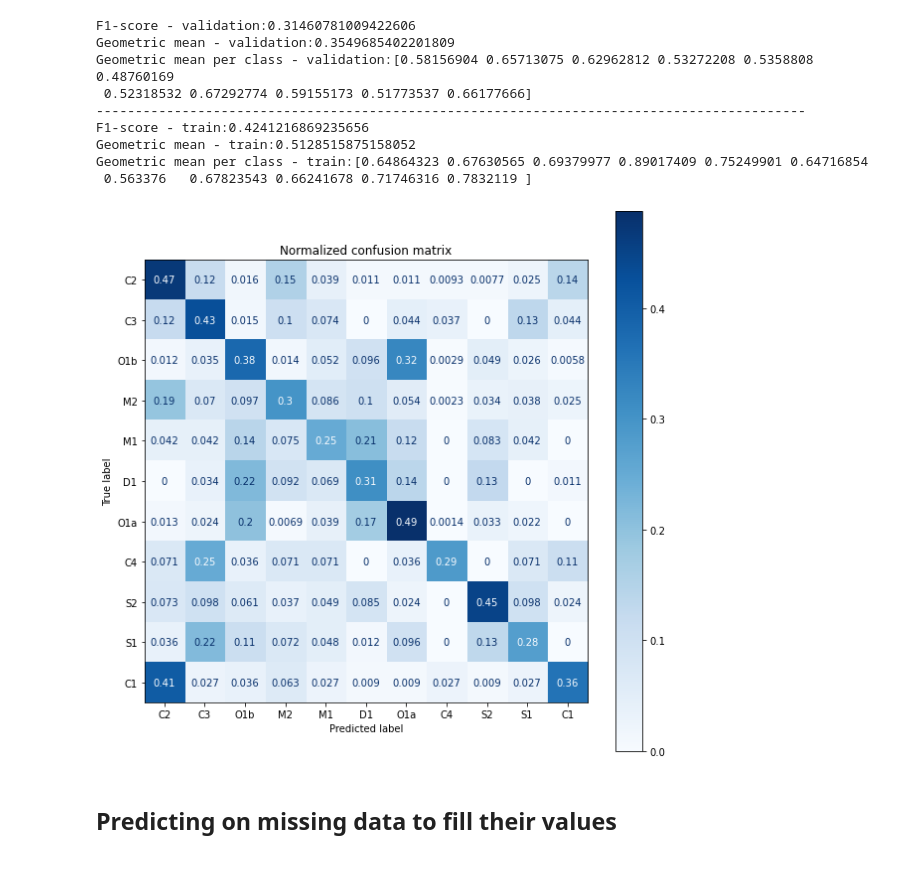
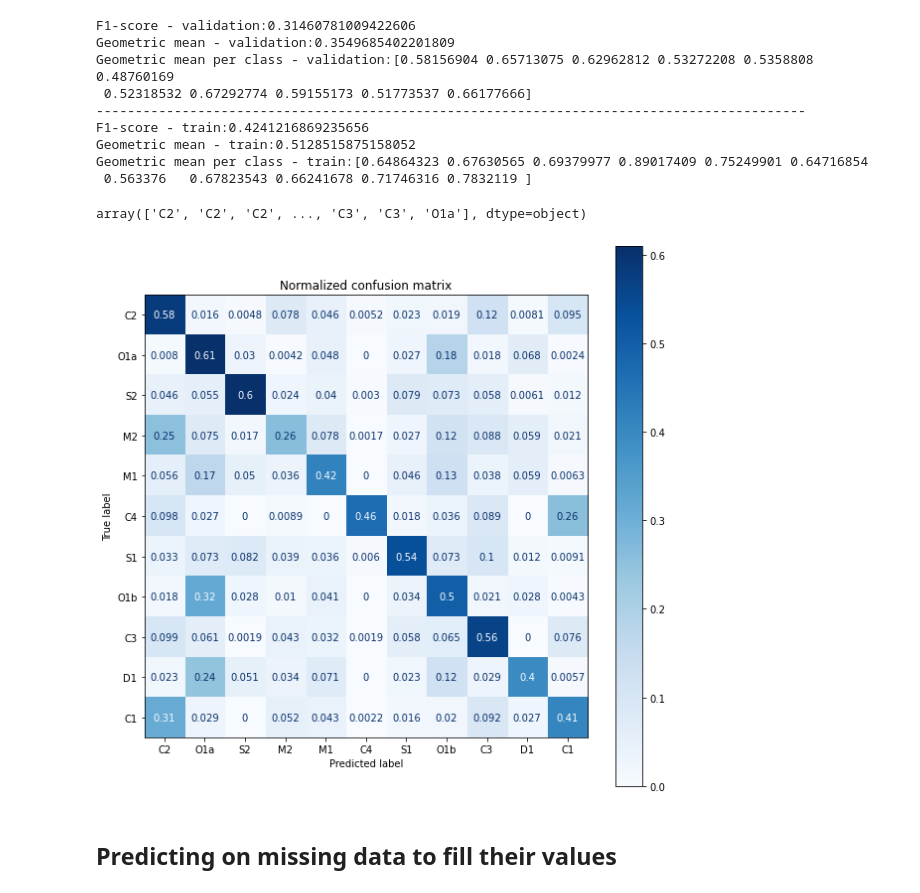
Before and after one commit to CheloGE/CARINO-wildfire_size_prediction, a Jupyter notebook: Filling missing data.ipynb, the cells around one changed output. Saved outputs shown, nothing was run; the diff lists cells and outputs as text; code cells hidden in the pictures.

```diff
--- a/Filling missing data.ipynb
+++ b/Filling missing data.ipynb
@@ -380,25 +385,31 @@ F1-score - train:0.4241216869235656
 Geometric mean - train:0.5128515875158052
 Geometric mean per class - train:[0.64864323 0.67630565 0.69379977 0.89017409 0.75249901 0.64716854
  0.563376   0.67823543 0.66241678 0.71746316 0.7832119 ]
+# %%
+y[no_M4_M3_C7_indx].values
+# %% [output]
+array(['C2', 'C2', 'C2', ..., 'C3', 'C3', 'O1a'], dtype=object)
 # %%
 from sklearn.metrics import plot_confusion_matrix
 
-class_names = validation_y.unique()
+model.fit(X[no_M4_M3_C7_indx], y[no_M4_M3_C7_indx].values.ravel())
+
+class_names = y[no_M4_M3_C7_indx].unique()
 
 # Plot non-normalized and normalized confusion matrices
 titles_options = [("Normalized confusion matrix", 'true')]
 
 fig, ax = plt.subplots(figsize=(10, 10))
 for title, normalize in titles_options:
-    disp = plot_confusion_matrix(model, validation_X, validation_y.values.ravel(),
+    disp = plot_confusion_matrix(model, X[no_M4_M3_C7_indx], y[no_M4_M3_C7_indx].values.ravel(),
                                  labels=class_names,
                                  cmap=plt.cm.Blues,
                                  normalize=normalize, ax=ax)
     disp.ax_.set_title(title)
 
 plt.show()
 # %% [output]
-[figure, old version]
+[figure, new version]
 # %% [markdown]
 ## Predicting on missing data to fill their values
 # %%
```
Also changed, not shown: parts of 99 cells of this notebook, 28 other files.
